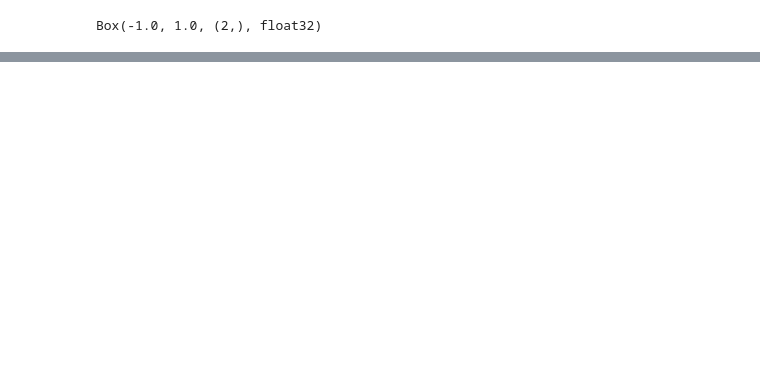
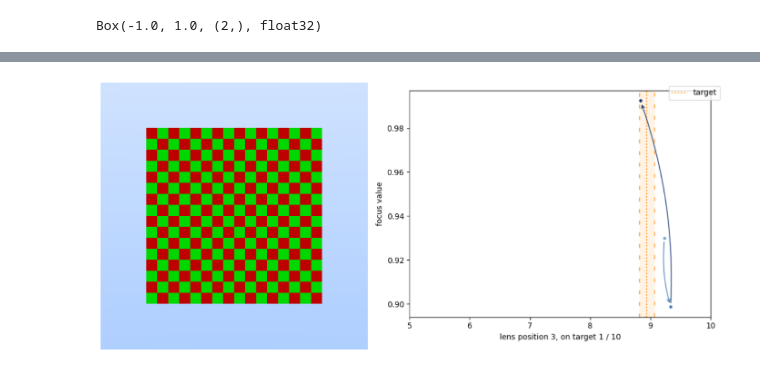
Before and after one commit to jeffwhunter/reinfocus, a Jupyter notebook: examples/environment.ipynb, the cells around one changed output, grey strips where cells are left out. Saved outputs shown, nothing was run; the diff lists cells and outputs as text; code cells hidden in the pictures; blank space fills up the shorter version.

```diff
--- a/examples/environment.ipynb
+++ b/examples/environment.ipynb
@@ -53,3 +53,7 @@ def cross_target(right_left, high_start):
     while high_start == (e._state[1] > e._state[0]):
         e.step(move)
         show(e.render())
+# %%
+cross_target((0, 10), e._state[1] > e._state[0])
+# %% [output]
+[figure, added]
```
Also changed, not shown: parts of 14 cells of this notebook, 9 other files.
